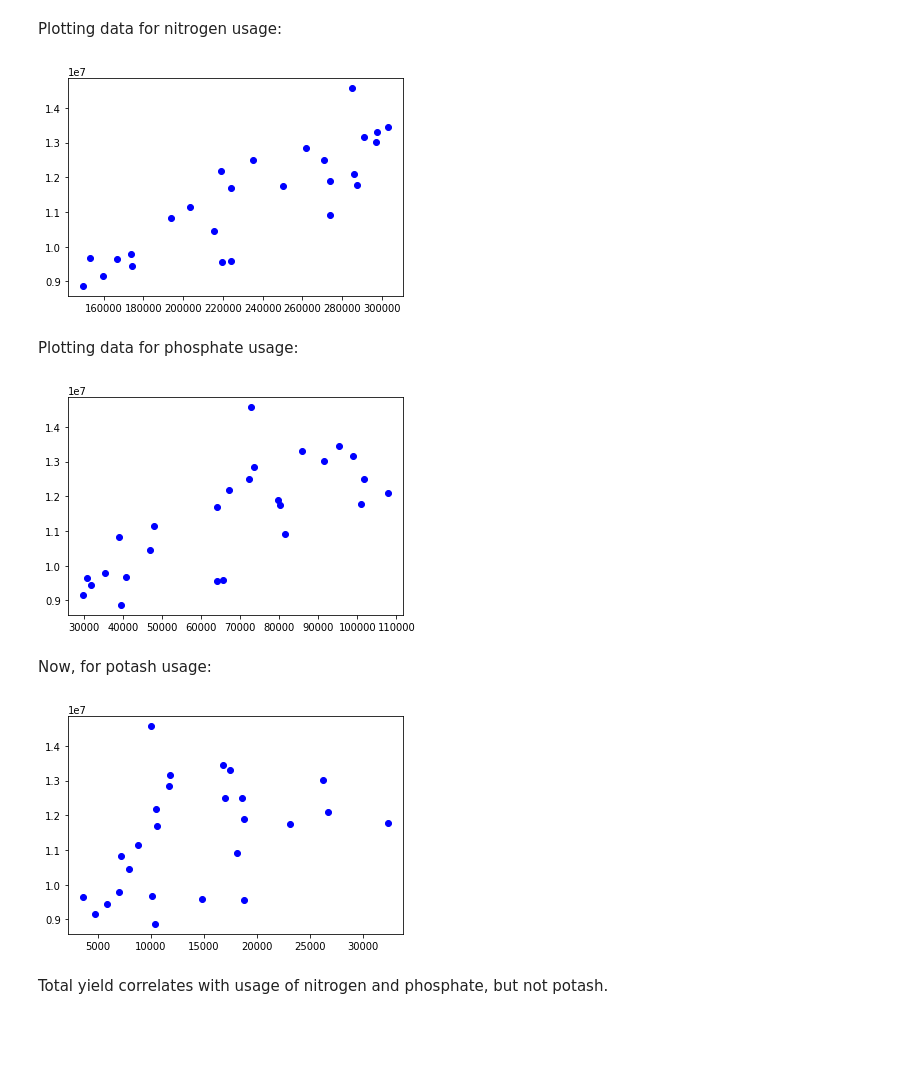
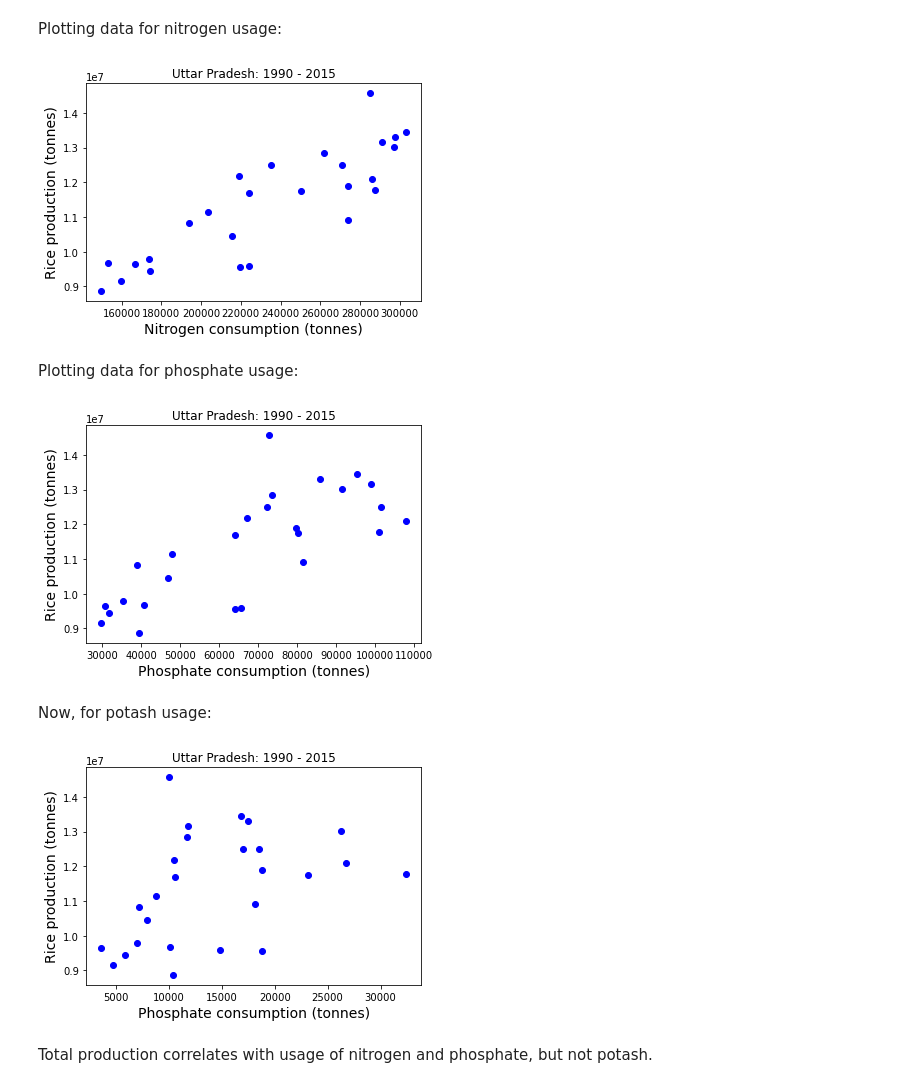
Before and after one commit to akshaysuresh1/may22-barrel, a Jupyter notebook: EDA/state_plots.ipynb, the cells around one changed output. Drawn from its saved outputs; the diff is of its cells as text; code cells hidden in the pictures; blank space fills up the shorter version.

```diff
--- a/EDA/state_plots.ipynb
+++ b/EDA/state_plots.ipynb
@@ -7,18 +9,12 @@ import numpy as np
 import pandas as pd
 import matplotlib.pyplot as plt
 from pandas.tseries.offsets import DateOffset
-# from os import listdir
-# from os.path import isfile, join
-import os
-
-os. chdir('../Raw_data')
-# data_dir = "."
 
 # user-defined fields
 state_name = "Uttar Pradesh"
 start_year = 1990
 end_year = 2015
 
-data_all = pd.read_csv("rice_yield.csv")
+data_all = pd.read_csv("../Final_data/rice_yield.csv")
 mask = (data_all['State Name'] == state_name) & (data_all['Year'] >= start_year) & (data_all['Year'] <= end_year)
 data_all = data_all.loc[mask]
@@ -37,9 +31,12 @@ for j in range (start_year, end_year +1):
 
 # plotting
 plt.plot(x, y, 'bo')
+plt.xlabel('Nitrogen consumption (tonnes)', fontsize=14)
+plt.ylabel('Rice production (tonnes)', fontsize=14)
+plt.title('%s: %d - %d'% (state_name, start_year, end_year))
 plt.show()
 # %% [output]
-[figure, old version]
+[figure, new version]
 # %% [markdown]
 Plotting data for phosphate usage:
 # %%
@@ -47,30 +44,35 @@ x=[]
 y=[]
 for j in range (start_year, end_year +1):
     mask = (data_all['Year'] == j)
-    # x.append(np.sum(np.dot(data_all.loc[mask]["RICE AREA (1000 ha)"],data_all.loc[mask]["prec_growth"])))
     x.append(np.sum(data_all.loc[mask]["phosphate"]))
     y.append(np.sum(np.dot(data_all.loc[mask]["RICE AREA (1000 ha)"],data_all.loc[mask]["RICE YIELD (kg per ha)"])))
 
 # plotting
 plt.plot(x, y, 'bo')
+plt.xlabel('Phosphate consumption (tonnes)', fontsize=14)
+plt.ylabel('Rice production (tonnes)', fontsize=14)
+plt.title('%s: %d - %d'% (state_name, start_year, end_year))
 plt.show()
 # %% [output]
-[figure, old version]
+[figure, new version]
 # %% [markdown]
 Now, for potash usage:
 # %%
 x=[]
 y=[]
 for j in range (start_year, end_year +1):
     mask = (data_all['Year'] == j)
     # x.append(np.sum(np.dot(data_all.loc[mask]["RICE AREA (1000 ha)"],data_all.loc[mask]["prec_growth"])))
     x.append(np.sum(data_all.loc[mask]["potash"]))
     y.append(np.sum(np.dot(data_all.loc[mask]["RICE AREA (1000 ha)"],data_all.loc[mask]["RICE YIELD (kg per ha)"])))
 
 # plotting
 plt.plot(x, y, 'bo')
+plt.xlabel('Phosphate consumption (tonnes)', fontsize=14)
+plt.ylabel('Rice production (tonnes)', fontsize=14)
+plt.title('%s: %d - %d'% (state_name, start_year, end_year))
 plt.show()
 # %% [output]
-[figure, old version]
+[figure, new version]
 # %% [markdown]
-Total yield correlates with usage of nitrogen and phosphate, but not potash.
+Total production correlates with usage of nitrogen and phosphate, but not potash.
```
Also changed, not shown: parts of 2 cells of this notebook, 16 other files.
